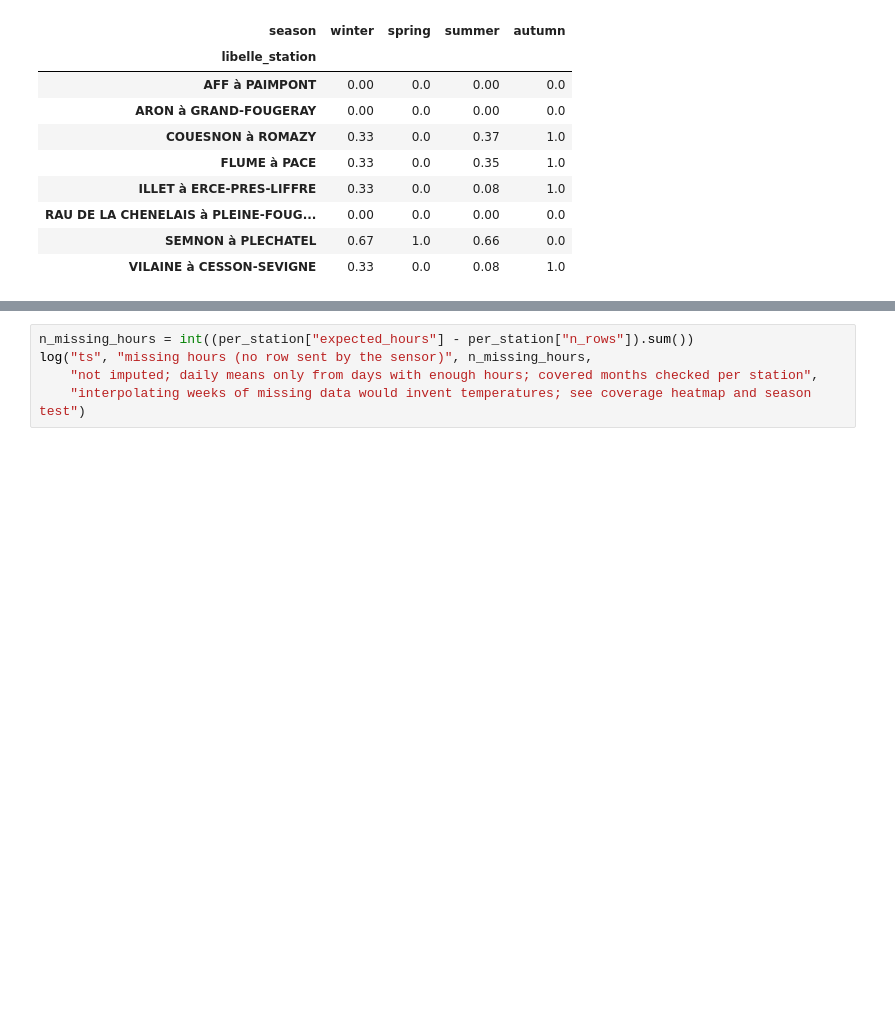
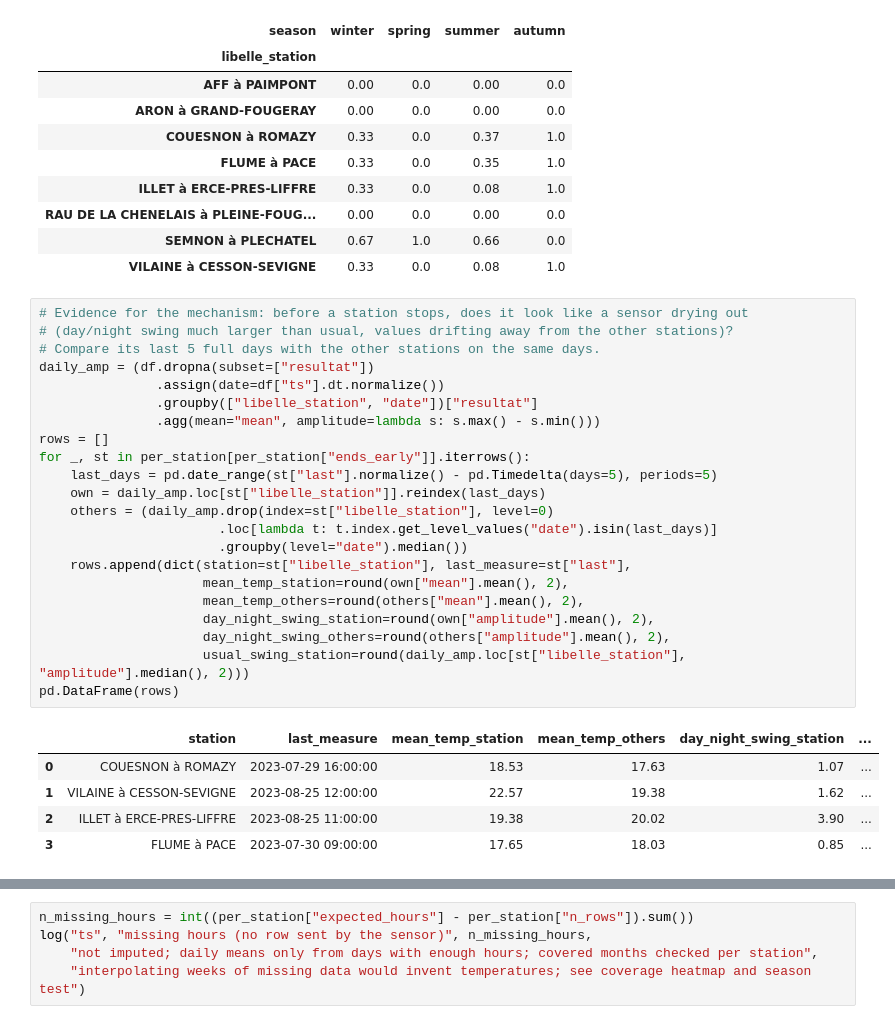
Before and after one commit to andreapenacastro/Project_07_Hubeau_River_Temperature, a Jupyter notebook: project_07_hubeau_river_temperature.ipynb, the cells around one changed output, grey strips where cells are left out. Saved outputs shown, nothing was run; the diff lists cells and outputs as text; blank space fills up the shorter version.

```diff
--- a/project_07_hubeau_river_temperature.ipynb
+++ b/project_07_hubeau_river_temperature.ipynb
@@ -574,4 +574,32 @@ missing_by_season[["winter", "spring", "summer", "autumn"]]
 | RAU DE LA CHENELAIS à PLEINE-FOUG... | 0.00 | 0.0 | 0.00 | 0.0 |
 | SEMNON à PLECHATEL | 0.67 | 1.0 | 0.66 | 0.0 |
 | VILAINE à CESSON-SEVIGNE | 0.33 | 0.0 | 0.08 | 1.0 |
+# %%
+# Evidence for the mechanism: before a station stops, does it look like a sensor drying out
+# (day/night swing much larger than usual, values drifting away from the other stations)?
+# Compare its last 5 full days with the other stations on the same days.
+daily_amp = (df.dropna(subset=["resultat"])
+               .assign(date=df["ts"].dt.normalize())
+               .groupby(["libelle_station", "date"])["resultat"]
+               .agg(mean="mean", amplitude=lambda s: s.max() - s.min()))
+rows = []
+for _, st in per_station[per_station["ends_early"]].iterrows():
+    last_days = pd.date_range(st["last"].normalize() - pd.Timedelta(days=5), periods=5)
+    own = daily_amp.loc[st["libelle_station"]].reindex(last_days)
+    others = (daily_amp.drop(index=st["libelle_station"], level=0)
+                       .loc[lambda t: t.index.get_level_values("date").isin(last_days)]
+                       .groupby(level="date").median())
+    rows.append(dict(station=st["libelle_station"], last_measure=st["last"],
+                     mean_temp_station=round(own["mean"].mean(), 2),
+                     mean_temp_others=round(others["mean"].mean(), 2),
+                     day_night_swing_station=round(own["amplitude"].mean(), 2),
+                     day_night_swing_others=round(others["amplitude"].mean(), 2),
+                     usual_swing_station=round(daily_amp.loc[st["libelle_station"], "amplitude"].median(), 2)))
+pd.DataFrame(rows)
+# %% [output]
+|  | station | last_measure | mean_temp_station | mean_temp_others | day_night_swing_station | ... |
+| 0 | COUESNON à ROMAZY | 2023-07-29 16:00:00 | 18.53 | 17.63 | 1.07 | ... |
+| 1 | VILAINE à CESSON-SEVIGNE | 2023-08-25 12:00:00 | 22.57 | 19.38 | 1.62 | ... |
+| 2 | ILLET à ERCE-PRES-LIFFRE | 2023-08-25 11:00:00 | 19.38 | 20.02 | 3.90 | ... |
+| 3 | FLUME à PACE | 2023-07-30 09:00:00 | 17.65 | 18.03 | 0.85 | ... |
 # %% [markdown]
```
Also changed, not shown: parts of 5 cells of this notebook.
